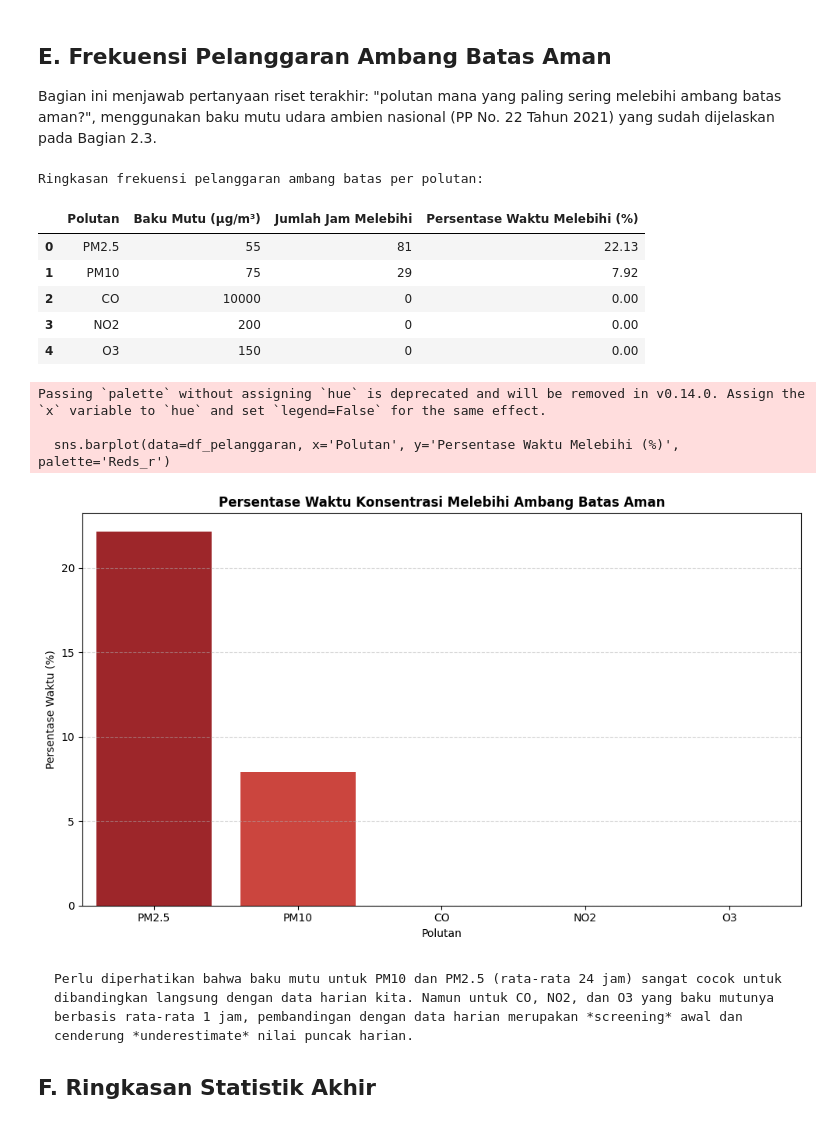
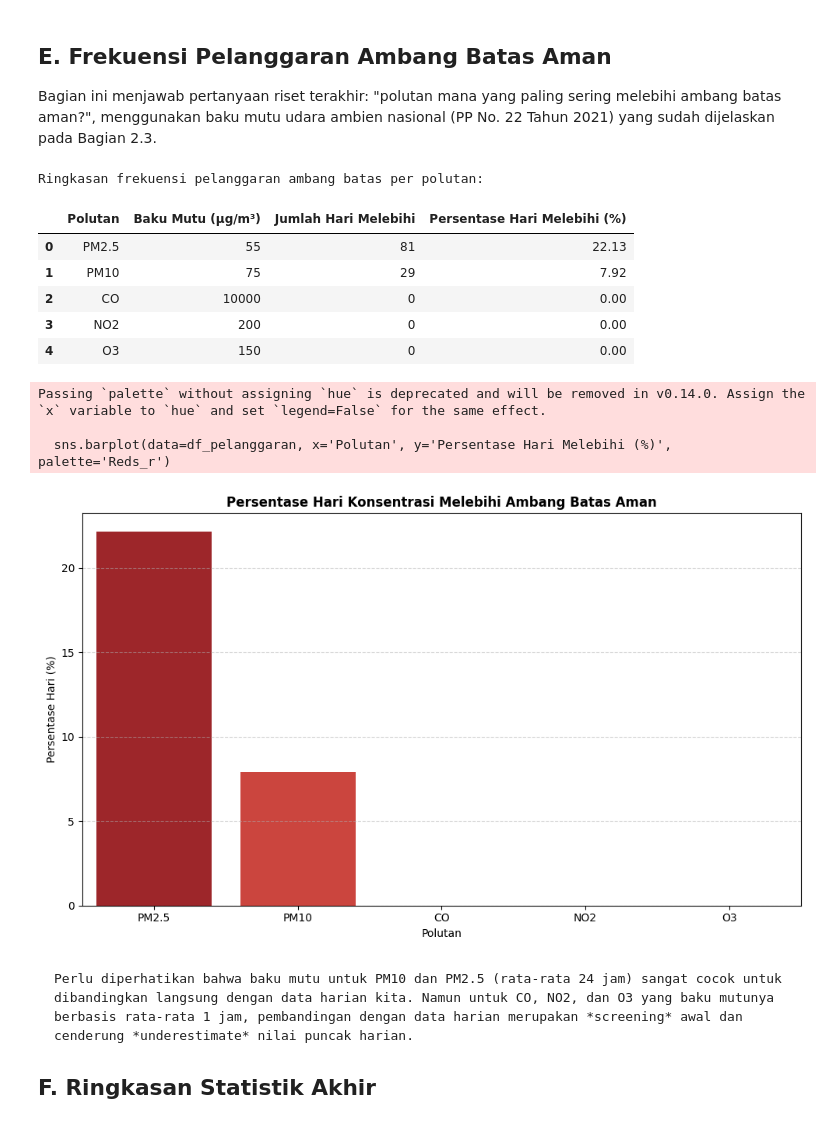
Before and after one commit to Okansyailendra/PSD, a Jupyter notebook: materi/_build/jupyter_execute/perhitungan.ipynb, the cells around one changed output. Saved outputs shown, nothing was run; the diff lists cells and outputs as text; code cells hidden in the pictures.

````diff
--- a/materi/_build/jupyter_execute/perhitungan.ipynb
+++ b/materi/_build/jupyter_execute/perhitungan.ipynb
@@ -394,19 +392,19 @@ for polutan, batas in baku_mutu.items():
     hasil_pelanggaran.append({
         'Polutan': polutan,
         'Baku Mutu (μg/m³)': batas,
-        'Jumlah Jam Melebihi': jumlah_lewat,
-        'Persentase Waktu Melebihi (%)': round(persen_lewat, 2)
+        'Jumlah Hari Melebihi': jumlah_lewat,
+        'Persentase Hari Melebihi (%)': round(persen_lewat, 2)
     })
 
 df_pelanggaran = pd.DataFrame(hasil_pelanggaran).sort_values(
-    by='Persentase Waktu Melebihi (%)', ascending=False
+    by='Persentase Hari Melebihi (%)', ascending=False
 ).reset_index(drop=True)
 
 print("Ringkasan frekuensi pelanggaran ambang batas per polutan:")
 df_pelanggaran
 # %% [output]
 Ringkasan frekuensi pelanggaran ambang batas per polutan:
-|  | Polutan | Baku Mutu (μg/m³) | Jumlah Jam Melebihi | Persentase Waktu Melebihi (%) |
+|  | Polutan | Baku Mutu (μg/m³) | Jumlah Hari Melebihi | Persentase Hari Melebihi (%) |
 | 0 | PM2.5 | 55 | 81 | 22.13 |
 | 1 | PM10 | 75 | 29 | 7.92 |
 | 2 | CO | 10000 | 0 | 0.00 |
@@ -414,18 +412,18 @@ Ringkasan frekuensi pelanggaran ambang batas per polutan:
 | 4 | O3 | 150 | 0 | 0.00 |
 # %%
 plt.figure(figsize=(10, 6))
-sns.barplot(data=df_pelanggaran, x='Polutan', y='Persentase Waktu Melebihi (%)', palette='Reds_r')
-plt.title('Persentase Waktu Konsentrasi Melebihi Ambang Batas Aman', fontweight='bold')
-plt.ylabel('Persentase Waktu (%)')
+sns.barplot(data=df_pelanggaran, x='Polutan', y='Persentase Hari Melebihi (%)', palette='Reds_r')
+plt.title('Persentase Hari Konsentrasi Melebihi Ambang Batas Aman', fontweight='bold')
+plt.ylabel('Persentase Hari (%)')
 plt.xlabel('Polutan')
 plt.grid(True, axis='y', linestyle='--', alpha=0.5)
 plt.tight_layout()
 plt.show()
 # %% [output]
 Passing `palette` without assigning `hue` is deprecated and will be removed in v0.14.0. Assign the `x` variable to `hue` and set `legend=False` for the same effect.
 
-  sns.barplot(data=df_pelanggaran, x='Polutan', y='Persentase Waktu Melebihi (%)', palette='Reds_r')
+  sns.barplot(data=df_pelanggaran, x='Polutan', y='Persentase Hari Melebihi (%)', palette='Reds_r')
-[figure, old version]
+[figure, new version]
 # %% [markdown]
 ```{note}
 Perlu diperhatikan bahwa baku mutu untuk PM10 dan PM2.5 (rata-rata 24 jam) sangat cocok untuk dibandingkan langsung dengan data harian kita. Namun untuk CO, NO2, dan O3 yang baku mutunya berbasis rata-rata 1 jam, pembandingan dengan data harian merupakan *screening* awal dan cenderung *underestimate* nilai puncak harian.
````
Also changed, not shown: parts of 3 cells of this notebook, 24 other files.
